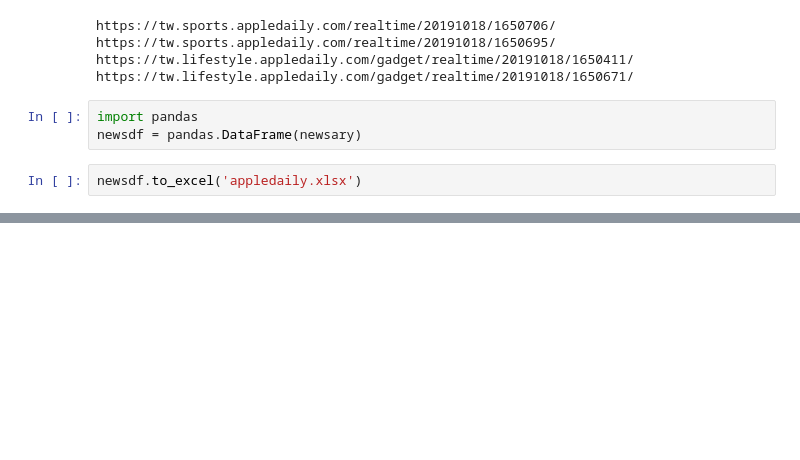
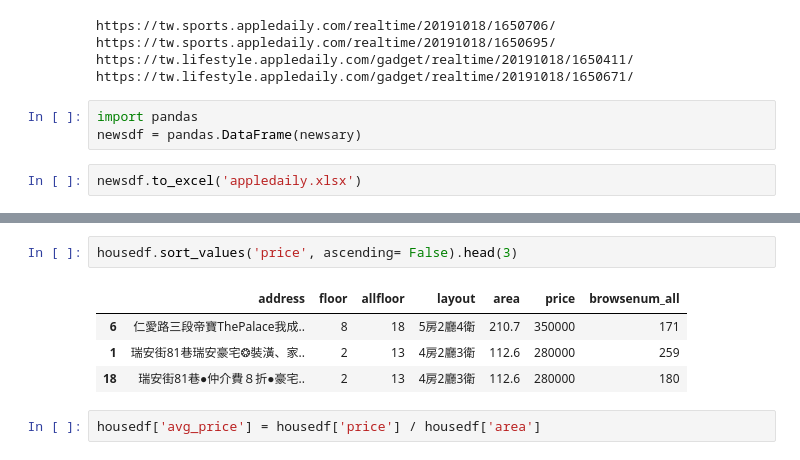
Before and after one commit to ywchiu/cathaytm, a Jupyter notebook: Demo20191018.ipynb, the cells around one changed output, grey strips where cells are left out. Cells and saved outputs as stored; diff of their text form; blank space fills up the shorter version.

```diff
--- a/Demo20191018.ipynb
+++ b/Demo20191018.ipynb
@@ -478,0 +535,9 @@ newsdf.to_excel('appledaily.xlsx')
+# %%
+housedf.sort_values('price', ascending= False).head(3)
+# %% [output]
+|  | address | floor | allfloor | layout | area | price | browsenum_all |
+| 6 | 仁愛路三段帝寶ThePalace我成.. | 8 | 18 | 5房2廳4衛 | 210.7 | 350000 | 171 |
+| 1 | 瑞安街81巷瑞安豪宅❂裝潢、家.. | 2 | 13 | 4房2廳3衛 | 112.6 | 280000 | 259 |
+| 18 | 瑞安街81巷●仲介費８折●豪宅.. | 2 | 13 | 4房2廳3衛 | 112.6 | 280000 | 180 |
+# %%
+housedf['avg_price'] = housedf['price'] / housedf['area']
```
Also changed, not shown: parts of 12 cells of this notebook.
